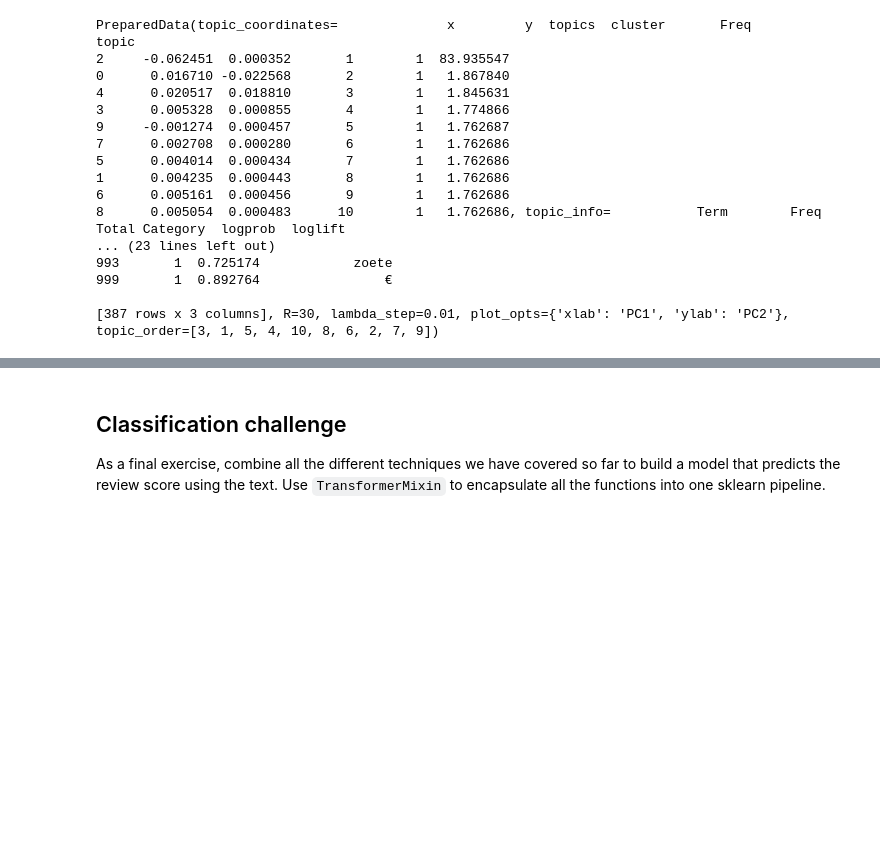
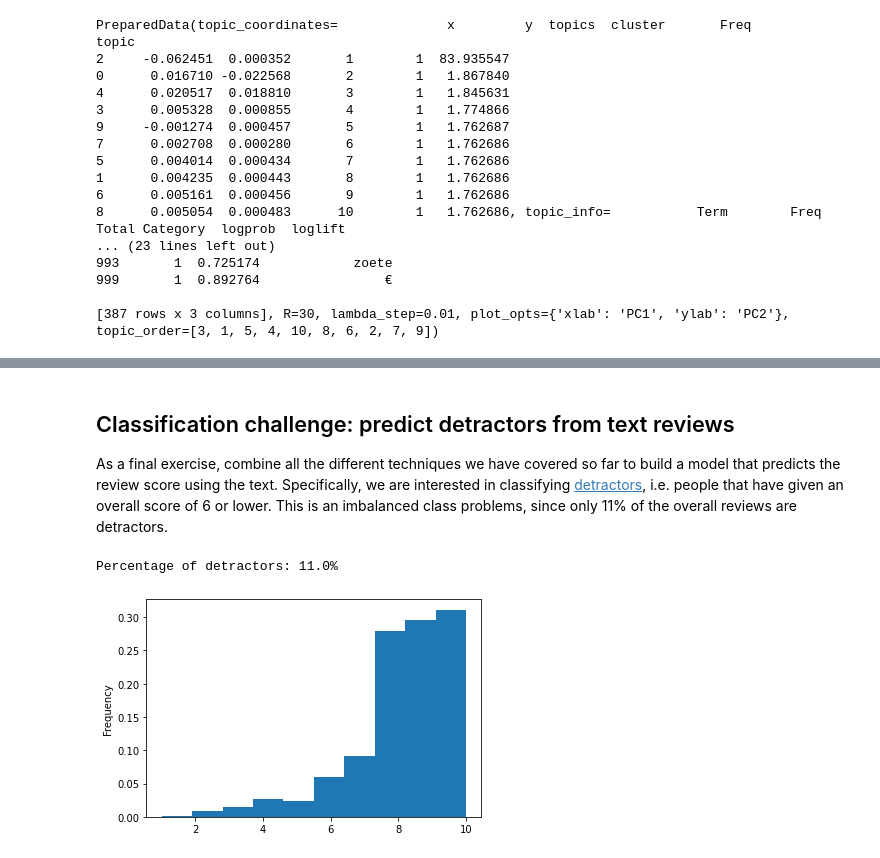
Before and after one commit to jads-nl/public-lectures, a Jupyter notebook: nlp/examples-nlp-with-python-spacy.ipynb, the cells around one changed output, grey strips where cells are left out. Saved outputs shown, nothing was run; the diff lists cells and outputs as text; code cells hidden in the pictures; blank space fills up the shorter version.

```diff
--- a/nlp/examples-nlp-with-python-spacy.ipynb
+++ b/nlp/examples-nlp-with-python-spacy.ipynb
@@ -546,4 +607,11 @@ topic
 # %% [markdown]
-## Classification challenge
+## Classification challenge: predict detractors from text reviews
 
-As a final exercise, combine all the different techniques we have covered so far to build a model that predicts the review score using the text. Use `TransformerMixin` to encapsulate all the functions into one sklearn pipeline.
+As a final exercise, combine all the different techniques we have covered so far to build a model that predicts the review score using the text. Specifically, we are interested in classifying [detractors](https://en.wikipedia.org/wiki/Net_Promoter), i.e. people that have given an overall score of 6 or lower. This is an imbalanced class problems, since only 11% of the overall reviews are detractors.
+# %%
+_ = reviews.reviewScoreOverall.value_counts(normalize=True)
+print(f"Percentage of detractors: {_[_.index <= 6].sum().round(2)*100}%\n")
+reviews.reviewScoreOverall.plot(kind='hist', density=True);
+# %% [output]
+Percentage of detractors: 11.0%
+[figure, added]
```
Also changed, not shown: parts of 22 cells of this notebook.
